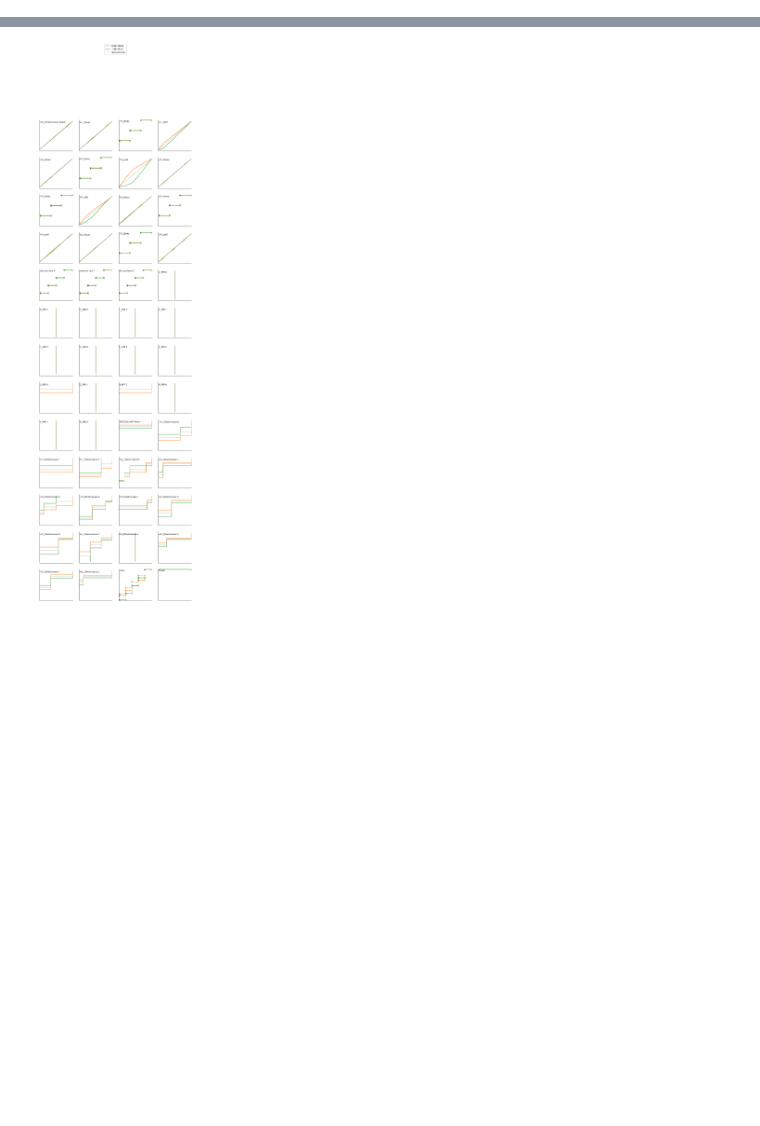
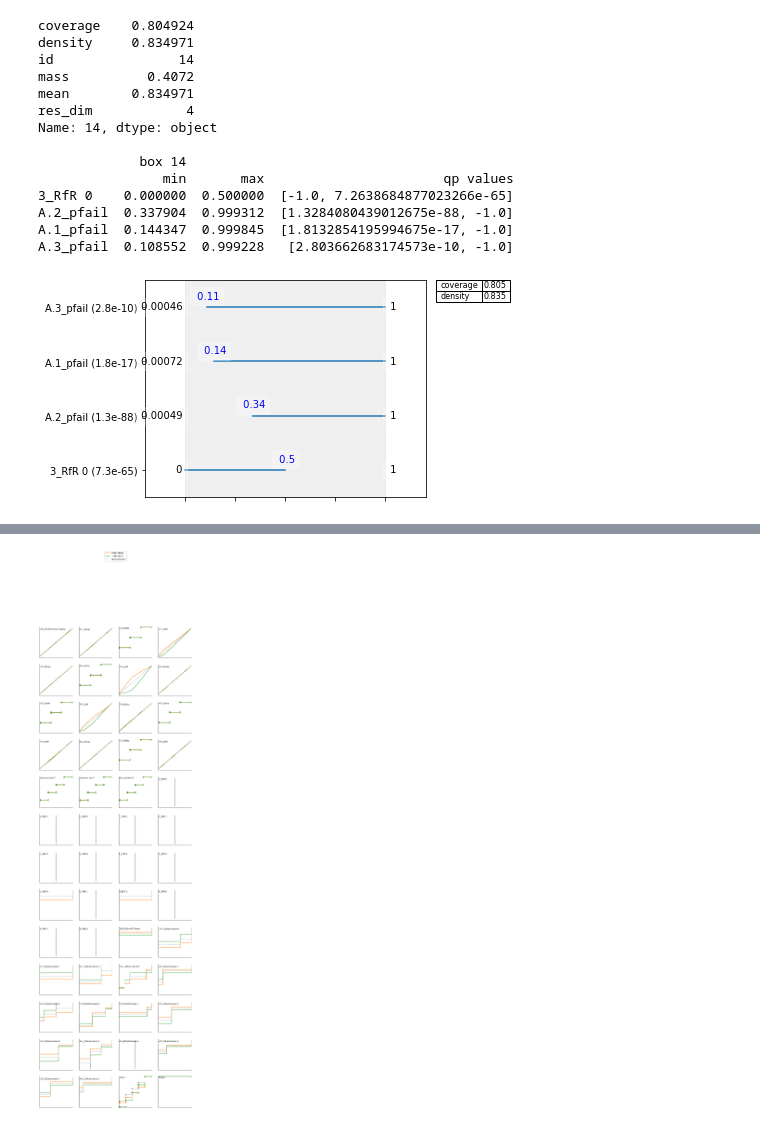
Before and after one commit to mare-matorum/epa1361_open_g29, a Jupyter notebook: final assignment/analysis on candidate solutions - Josefien.ipynb, the cells around one changed output, grey strips where cells are left out. Cells and saved outputs as stored; diff of their text form; code cells hidden in the pictures; blank space fills up the shorter version.

```diff
--- a/final assignment/analysis on candidate solutions - Josefien.ipynb
+++ b/final assignment/analysis on candidate solutions - Josefien.ipynb
@@ -51 +69,22 @@ plt.show()
+# %%
+box.inspect(14)
+box.inspect(14, style='graph')
+plt.savefig('restricted dimensions.png')
+plt.show()
+# %% [output]
+coverage    0.804924
+density     0.834971
+id                14
+mass          0.4072
+mean        0.834971
+res_dim            4
+Name: 14, dtype: object
+
+             box 14
+                min       max                       qp values
+3_RfR 0    0.000000  0.500000  [-1.0, 7.2638684877023266e-65]
+A.2_pfail  0.337904  0.999312  [1.3284080439012675e-88, -1.0]
+A.1_pfail  0.144347  0.999845  [1.8132854195994675e-17, -1.0]
+A.3_pfail  0.108552  0.999228   [2.803662683174573e-10, -1.0]
+[figure, added]
 # %%
```
Also changed, not shown: parts of 5 cells of this notebook.
